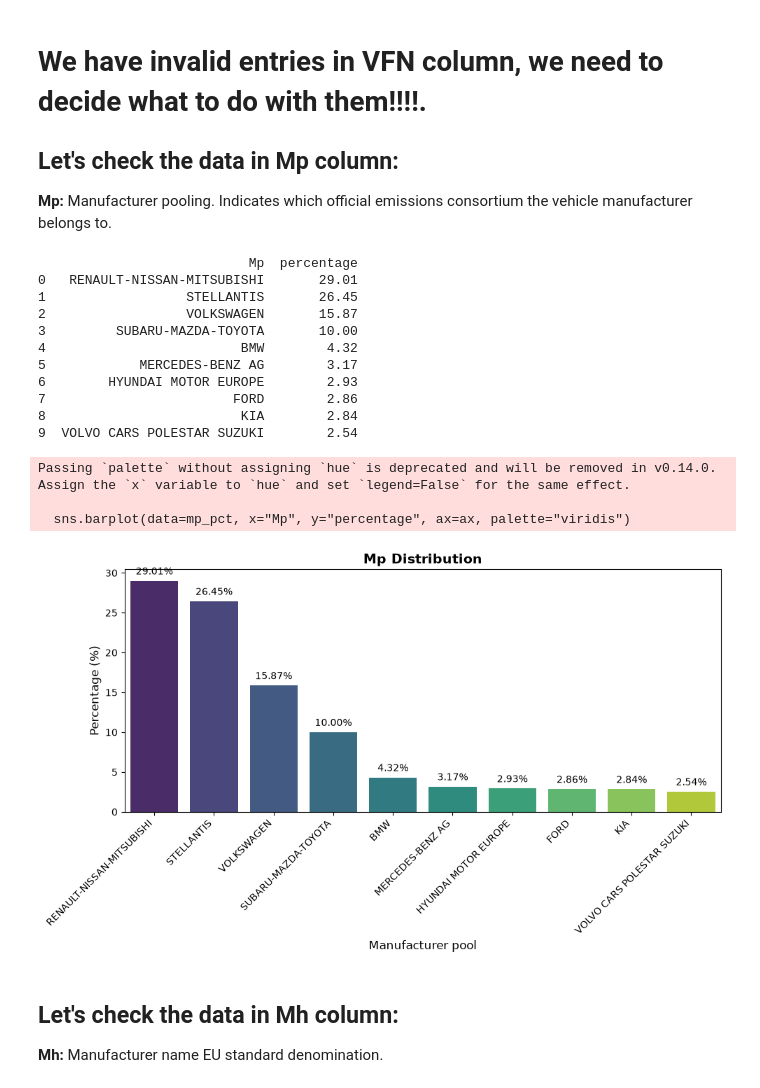
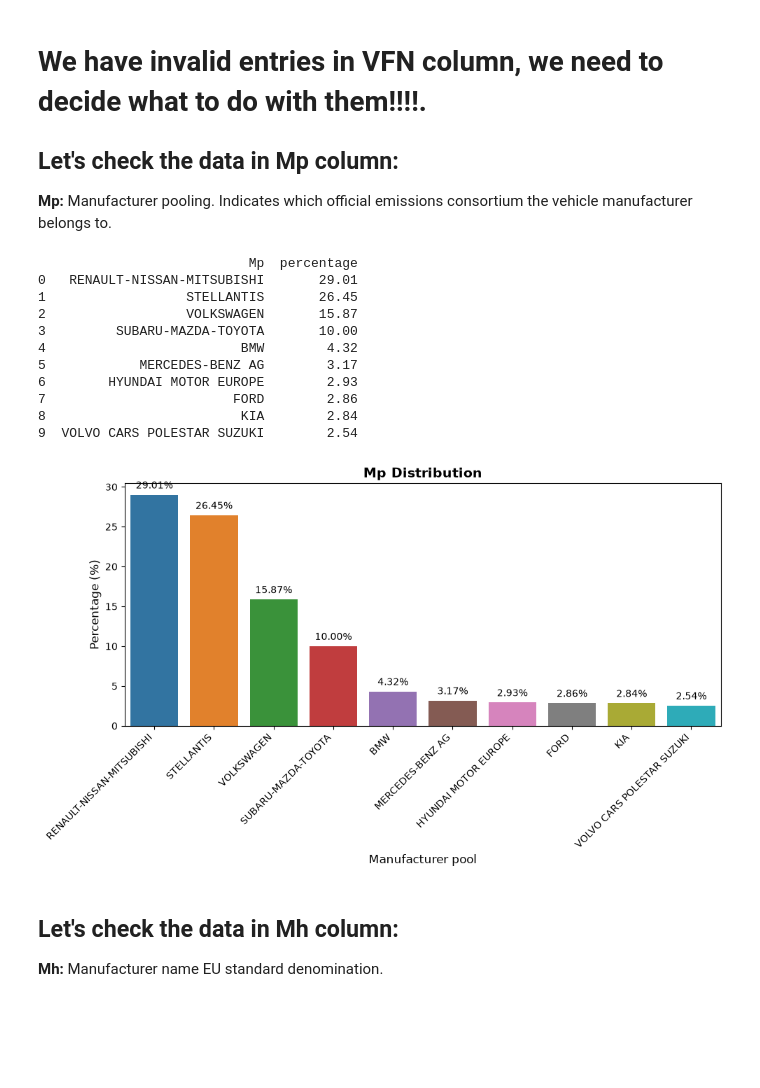
Before and after one commit to serhatgemici/project_data_exploration, a Jupyter notebook: Notebooks/04_preprocessing_and_feature_engineering.ipynb, the cells around one changed output. Drawn from its saved outputs; the diff is of its cells as text; code cells hidden in the pictures; blank space fills up the shorter version.

```diff
--- a/Notebooks/04_preprocessing_and_feature_engineering.ipynb
+++ b/Notebooks/04_preprocessing_and_feature_engineering.ipynb
@@ -530,38 +530,35 @@ mp_pct.columns = ["Mp", "percentage"]
 print(mp_pct)
 
 # Graph
 fig, ax = plt.subplots(figsize=(10, 6))
 
-sns.barplot(data=mp_pct, x="Mp", y="percentage", ax=ax, palette="viridis")
+sns.barplot(data=mp_pct, x="Mp", y="percentage", ax=ax, hue = "Mp", legend = False)
 
 ax.set_title("Mp Distribution", fontsize=14, fontweight="bold")
 ax.set_xlabel("Manufacturer pool", fontsize=12)
 ax.set_ylabel("Percentage (%)", fontsize=12)
 
 plt.xticks(rotation=45, ha="right")
 
 # Write the percentage value above each bar
 for i, row in mp_pct.iterrows():
     ax.text(i, row["percentage"] + 0.5, f"{row['percentage']:.2f}%", ha="center", va="bottom", fontsize=10)
 
 plt.tight_layout()
 plt.show()
 # %% [output]
                            Mp  percentage
 0   RENAULT-NISSAN-MITSUBISHI       29.01
 1                  STELLANTIS       26.45
 2                  VOLKSWAGEN       15.87
 3         SUBARU-MAZDA-TOYOTA       10.00
 4                         BMW        4.32
 5            MERCEDES-BENZ AG        3.17
 6        HYUNDAI MOTOR EUROPE        2.93
 7                        FORD        2.86
 8                         KIA        2.84
 9  VOLVO CARS POLESTAR SUZUKI        2.54
-Passing `palette` without assigning `hue` is deprecated and will be removed in v0.14.0. Assign the `x` variable to `hue` and set `legend=False` for the same effect.
-
-  sns.barplot(data=mp_pct, x="Mp", y="percentage", ax=ax, palette="viridis")
-[figure, old version]
+[figure, new version]
 # %% [markdown]
 ## Let's check the data in **Mh** column:
 **Mh:** Manufacturer name EU standard denomination.
```
Also changed, not shown: parts of 27 cells of this notebook.
